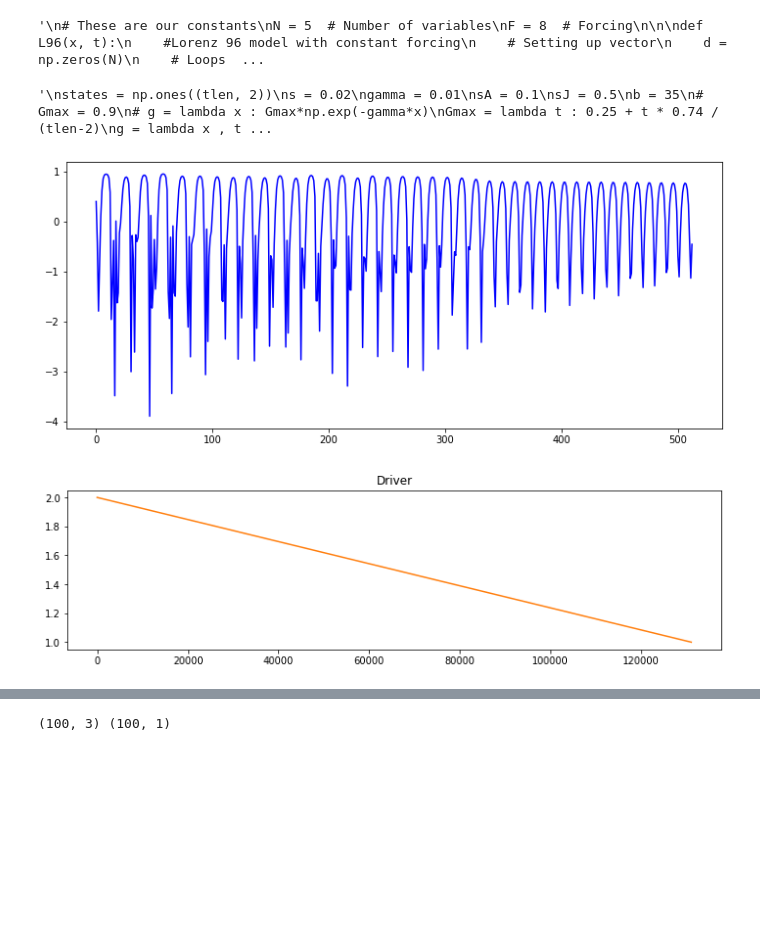
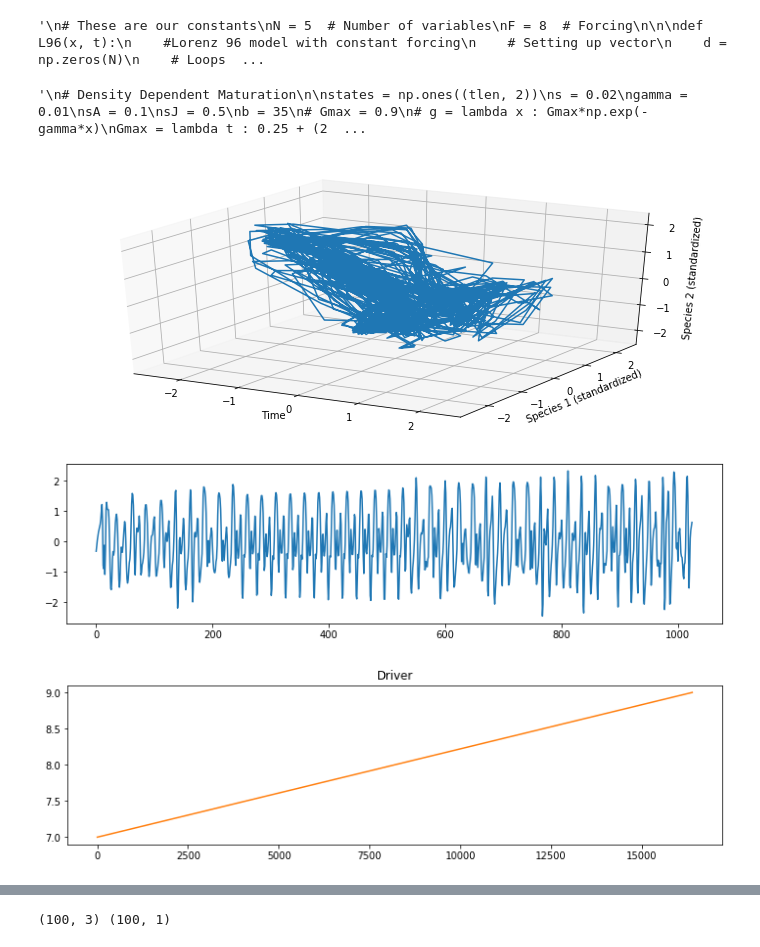
Before and after one commit to kenflat2/Nonlinear-Regression, a Jupyter notebook: GP Experimenter.ipynb, the cells around one changed output, grey strips where cells are left out. Cells and saved outputs as stored; diff of their text form; code cells hidden in the pictures; blank space fills up the shorter version.

```diff
--- a/GP Experimenter.ipynb
+++ b/GP Experimenter.ipynb
@@ -177,8 +187,11 @@ def lyapunovExp(S):
 # %%
 settlingTime = 5
 
-end = 2**12
-tlen = 2 ** 17 + settlingTime
+end = 2**7
+tlen = 2 ** 14 + settlingTime
+reduction = 2 ** 4
+# end = 2**8
+# tlen = 2 ** 8 + settlingTime
 trainToTest = 0.8 # between 0 and 1
 t = np.linspace(0, end, num=tlen)
 
@@ -187,7 +200,8 @@ dim = 1
 ndrivers = 1
 # t0 = np.array([0.5])
 # t0 = np.ones(dim) * 0.3333# np.array([0,5,15])# np.ones(dim) * 0.3333 # np.array([0,5,15]) * 1 # np.zeros(dim)
-t0 = np.array([0.8,0.1,9])
+# t0 = np.array([0.8,0.1,9])
+t0 = np.ones(5)
 t0[0] += 0.1
 # %%
 # Discrete Time Systems
@@ -213,10 +227,9 @@ states[0,0] = t0
 for t in range(1,tlen):
     states[t,0] = r(t) * states[t-1,0] * (1 - states[t-1,0])
 """
-
+"""
 # Density Dependent Maturation
 
-"""
 states = np.ones((tlen, 2))
 s = 0.02
 gamma = 0.01
@@ -225,7 +238,7 @@ sJ = 0.5
 b = 35
 # Gmax = 0.9
 # g = lambda x : Gmax*np.exp(-gamma*x)
-Gmax = lambda t : 0.25 + t * 0.74 / (tlen-2)
+Gmax = lambda t : 0.25 + (2 ** 0) * t * 0.74 / (tlen-2)
 g = lambda x , t: Gmax(t)*np.exp(-gamma*x)
 states[0] = np.array([5,300])
 for i in range(0,tlen-1):
@@ -239,7 +252,7 @@ for i in range(0,tlen-1):
 Xr = standardize(states[settlingTime:,:])[:,0,None]
 """
 # %% [output]
-'\nstates = np.ones((tlen, 2))\ns = 0.02\ngamma = 0.01\nsA = 0.1\nsJ = 0.5\nb = 35\n# Gmax = 0.9\n# g = lambda x : Gmax*np.exp(-gamma*x)\nGmax = lambda t : 0.25 + t * 0.74 / (tlen-2)\ng = lambda x , t ...
+'\n# Density Dependent Maturation\n\nstates = np.ones((tlen, 2))\ns = 0.02\ngamma = 0.01\nsA = 0.1\nsJ = 0.5\nb = 35\n# Gmax = 0.9\n# g = lambda x : Gmax*np.exp(-gamma*x)\nGmax = lambda t : 0.25 + (2  ...
 # %%
 
 # STATIONARY SIMULATION VERSION: UPDATE ATTRACTOR YOU WANT HERE
@@ -320,17 +333,23 @@ for i in range(1, tlen ):
     states[i] = odeint(LorenzP,states[i-1],np.array([t[i-1],t[i]]),args=largs(i))[1,:]
 # Xr = standardize(states[:,1,None])
 Xr = standardize(states)
+
 """
-
+"""
 # Rosenzweig MacArthur
 h2 = lambda t : 2.0 - 1.0 * t / end
 
-Xr = standardize(odeint(RosenzweigMacArthur, t0, t, args=(h2,)))[::2**8,0,None]
+Xr = standardize(odeint(RosenzweigMacArthur, t0, t, args=(h2,)))[::2**6,:]
 # END NON STATIONARY
+"""
+# Lorenz 96
+F = lambda t : 7 + 2 * t / end
+
+Xr = standardize(odeint(Lorenz96P, t0, t, args=(F,)))[::reduction,0,None]
 # %%
 """ UPDATE DRIVERS HERE """
 
-digiDrivers = [h2]
+digiDrivers = [F]
 
 """
 gtsr = np.zeros((Xr.shape[0], ndrivers))
@@ -339,10 +358,10 @@ for ind in range(len(digiDrivers)):
     gtsr[:,ind] = tmp
 """
 # gtsr = Gmax(t) # driverArray
-gtsr = h2(t)
+gtsr = F(t)
 # %%
 fig2 = plt.figure(2,figsize=(12,5))
-
+"""
 if dim == 1:
     ax2 = plt.subplot()
     ax2.plot(Xr[:,0],"b") # states
@@ -354,36 +373,42 @@ else:
     ax2.plot(Xr[:,0],Xr[:,1],Xr[:,2])
 """
 ax2 = fig2.gca(projection="3d")
-ax2.plot(t[settlingTime:],Xr[:,0],Xr[:,1])
+# ax2.plot(t[settlingTime:],Xr[:,0],Xr[:,1])
+ax2.plot(Xr[:-2*embst,0],Xr[1*embst:-1*embst,0],Xr[2*embst:,0])
+# ax2.plot(Xr[:,0],Xr[:,1],Xr[:,2])
 ax2.set_xlabel("Time")
 ax2.set_ylabel("Species 1 (standardized)")
 ax2.set_zlabel("Species 2 (standardized)")
-"""
+
 # ax2.set_title("Density Dependent Maturation")
 plt.savefig("Raw Data")
 
+figTS, axTS = plt.subplots(dim,figsize=(12,dim*3))
 if dim != 1:
     figTS, axTS = plt.subplots(dim,figsize=(12,dim*3))
     axTS[0].set_title("Cross section Time Series")
     for i in range(dim):
         axTS[i].set_title("Index: {ind}".format(ind=i))
         axTS[i].plot(Xr[:,i])
+else:
+    axTS.plot(Xr[:])
 
 plt.savefig("Individual Dimensions")
 
 if ndrivers != 0:
     figD, axD = plt.subplots(ndrivers, figsize=(12,ndrivers*3))
     if ndrivers == 1:
         axD.set_title("Driver")
         axD.plot(gtsr, c="tab:orange")
     else:
         axD[0].set_title("Driver(s)")
         for d in range(ndrivers):
             axD[d].plot(gtsr[:,d], c="tab:orange")
 
     plt.savefig("Drivers")
 
 plt.show()
 # %% [output]
-[figure, old version]
+[figure, new version]
-[figure, old version]
+[figure, new version]
+[figure, added]
```
Also changed, not shown: parts of 20 cells of this notebook, 5 other files.
